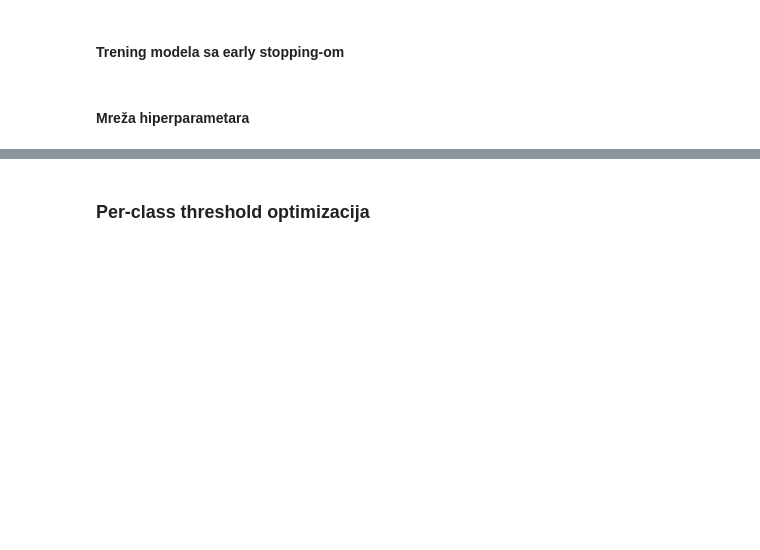
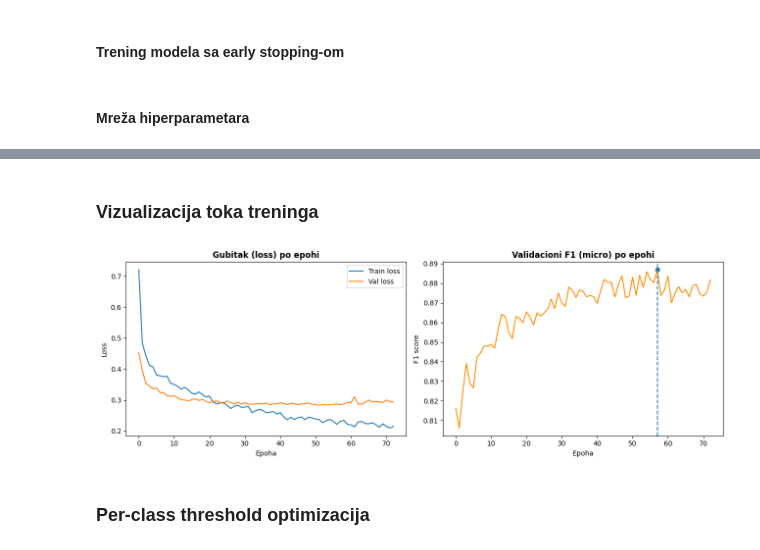
Before and after one commit to AnaKondic/protein-sequence-classification, a Jupyter notebook: notebooks/08_modeling_dl_mc.ipynb, the cells around one changed output, grey strips where cells are left out. Saved outputs shown, nothing was run; the diff lists cells and outputs as text; code cells hidden in the pictures; blank space fills up the shorter version.

```diff
--- a/notebooks/08_modeling_dl_mc.ipynb
+++ b/notebooks/08_modeling_dl_mc.ipynb
@@ -306,6 +337,34 @@ Treniranje: hidden_dims=(128, 64), dropout=0.5, lr=0.001, wd=0.0001
 1  (256, 128)      0.5  0.001        0.0001      0.880694  0.309488      56
 
 Najbolja konfiguracija: ((128, 64), 0.5, 0.001, 0.0001) | Val F1 micro: 0.8868
+# %% [markdown]
+### Vizualizacija toka treninga
+# %%
+best_epoch = np.argmax(history["val_f1"]) + 1
+best_f1 = max(history["val_f1"])
+
+fig, axes = plt.subplots(1, 2, figsize=(13, 4.5))
+
+axes[0].plot(history["train_loss"], label="Train loss")
+axes[0].plot(history["val_loss"], label="Val loss")
+axes[0].set_title("Gubitak (loss) po epohi", fontweight="bold")
+axes[0].set_xlabel("Epoha")
+axes[0].set_ylabel("Loss")
+axes[0].legend()
+
+axes[1].plot(history["val_f1"], label="Val F1 (weighted)", color="darkorange")
+axes[1].axvline(best_epoch - 1, linestyle="--", label=f"Najbolji F1 (epoha {best_epoch})")
+
+axes[1].scatter(best_epoch - 1, best_f1)
+axes[1].set_title("Validacioni F1 (micro) po epohi", fontweight="bold")
+axes[1].set_xlabel("Epoha")
+axes[1].set_ylabel("F1 score")
+
+plt.tight_layout()
+plt.savefig(os.path.join(RESULTS_DIR, "fig_dl_mc_training_curves.png"), dpi=300, bbox_inches="tight")
+plt.show()
+# %% [output]
+[figure, added]
 # %% [markdown]
 ### Per-class threshold optimizacija
 # %%
```
Also changed, not shown: parts of 5 cells of this notebook, 16 other files.
